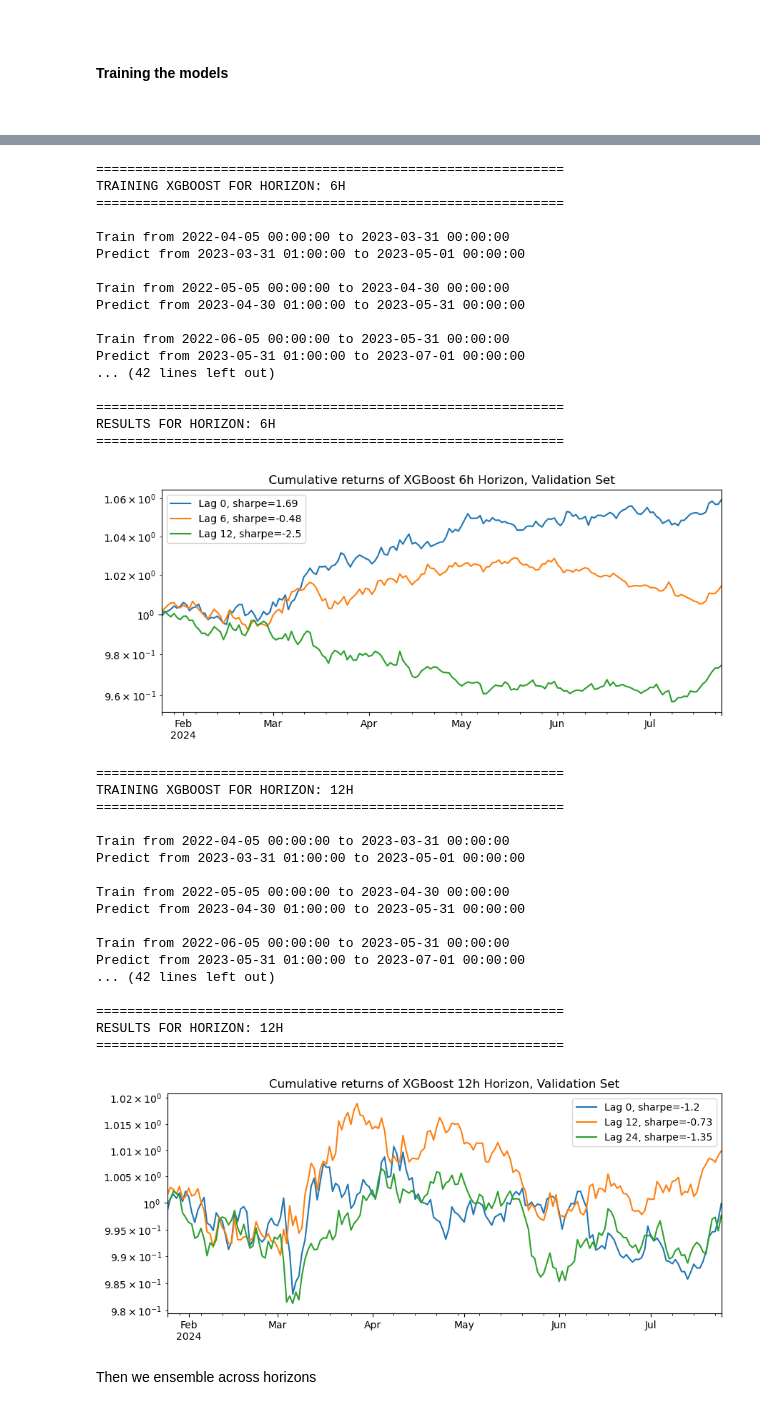
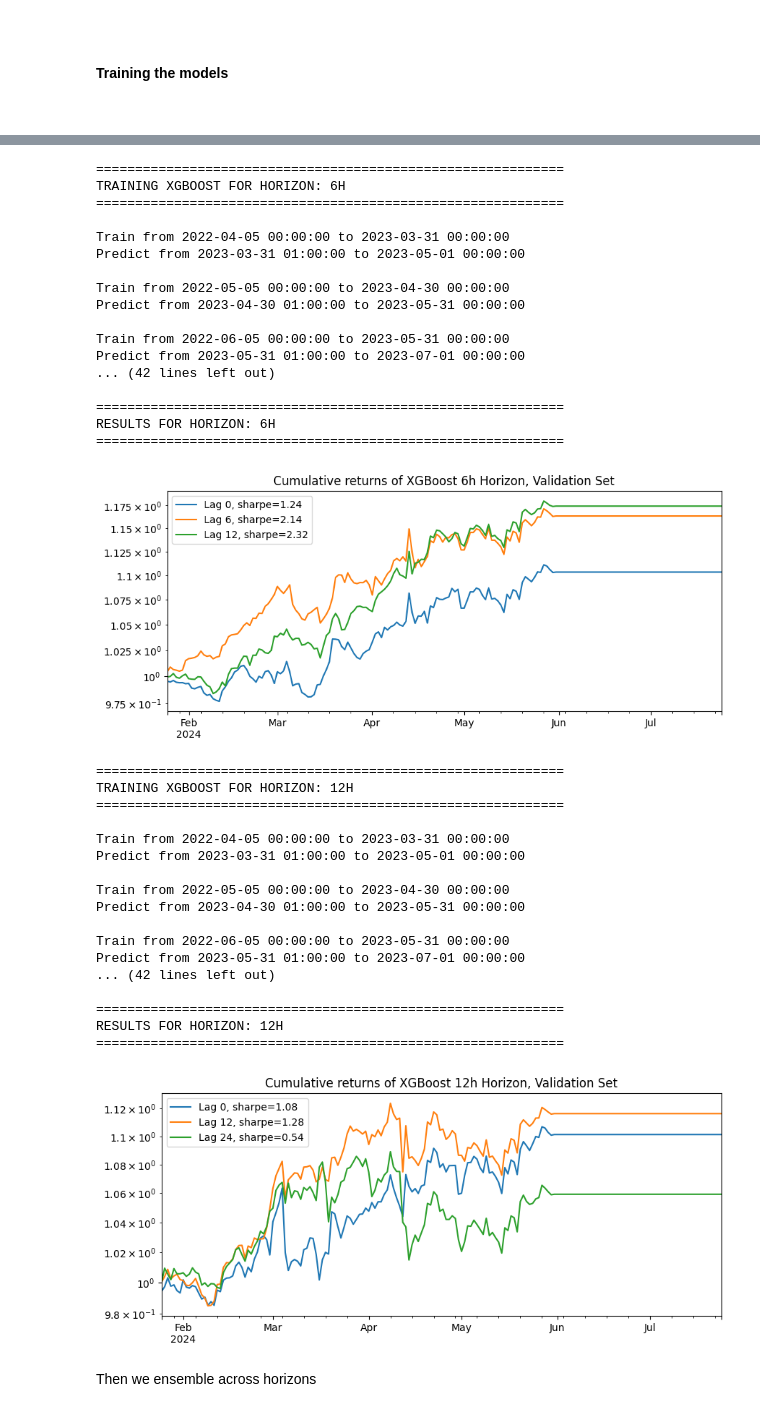
Before and after one commit to anbinh-bui/Crypto-Return-Creative-Modelling-Project, a Jupyter notebook: AI Project.ipynb, the cells around one changed output, grey strips where cells are left out. Saved outputs shown, nothing was run; the diff lists cells and outputs as text; code cells hidden in the pictures.

```diff
--- a/AI Project.ipynb
+++ b/AI Project.ipynb
@@ -1092,12 +1731,32 @@ for horizon_name, h in horizons.items():
             start_date_validate_fold:last_date_validate_fold
         ]
 
+        # ===== TIME-DECAYED SAMPLE WEIGHTS =====
+        # Recent data matters more than older data
+        dates_train = label_fold.index.get_level_values(0)
+        age = (date - dates_train)
+        age_days = age / np.timedelta64(1, "D")
+
+        lambda_decay = 0.05  # adjust: higher => faster decay
+        sample_weights = np.exp(-lambda_decay * age_days)
+
+        # ===== FILTER NON-FINITE VALUES =====
+        # Remove NaN/inf from labels and features
+        mask = (
+            np.isfinite(label_fold.values)
+            & np.isfinite(features_train_fold).all(axis=1).values
+        )
+        label_fold = label_fold[mask]
+        features_train_fold = features_train_fold[mask]
+        sample_weights = sample_weights[mask]
+
         # Train XGBoost
         with threadpool_limits(limits=1):
             model = XGBRegressor(**hyperparameters)
             model.fit(
                 X=features_train_fold,
                 y=label_fold,
+                sample_weight=sample_weights,
             )
 
             # Predict
@@ -1128,7 +1787,7 @@ for horizon_name, h in horizons.items():
         returns=data["return"].loc[start_date_validate:last_date_validate],
         rfr_hourly=rfr_hourly,
         title=f"XGBoost {horizon_name} Horizon, Validation Set",
-        lags=[0, h, h*2],  # Use horizon-specific lags
+        lags=[0, h, h*2],
         tc=tc,
     )
 # %% [output]
@@ -1175,35 +1834,35 @@ TRAINING XGBOOST FOR HORIZON: 6H
 Train from 2022-04-05 00:00:00 to 2023-03-31 00:00:00
 Predict from 2023-03-31 01:00:00 to 2023-05-01 00:00:00
 
 Train from 2022-05-05 00:00:00 to 2023-04-30 00:00:00
 Predict from 2023-04-30 01:00:00 to 2023-05-31 00:00:00
 
 Train from 2022-06-05 00:00:00 to 2023-05-31 00:00:00
 Predict from 2023-05-31 01:00:00 to 2023-07-01 00:00:00
 ... (42 lines left out)
 
 ============================================================
 RESULTS FOR HORIZON: 6H
 ============================================================
-[figure, old version]
+[figure, new version]
 ============================================================
 TRAINING XGBOOST FOR HORIZON: 12H
 ============================================================
 
 Train from 2022-04-05 00:00:00 to 2023-03-31 00:00:00
 Predict from 2023-03-31 01:00:00 to 2023-05-01 00:00:00
 
 Train from 2022-05-05 00:00:00 to 2023-04-30 00:00:00
 Predict from 2023-04-30 01:00:00 to 2023-05-31 00:00:00
 
 Train from 2022-06-05 00:00:00 to 2023-05-31 00:00:00
 Predict from 2023-05-31 01:00:00 to 2023-07-01 00:00:00
 ... (42 lines left out)
 
 ============================================================
 RESULTS FOR HORIZON: 12H
 ============================================================
-[figure, old version]
+[figure, new version]
 # %% [markdown]
 Then we ensemble across horizons
 # %%
```
Also changed, not shown: parts of 23 cells of this notebook.
